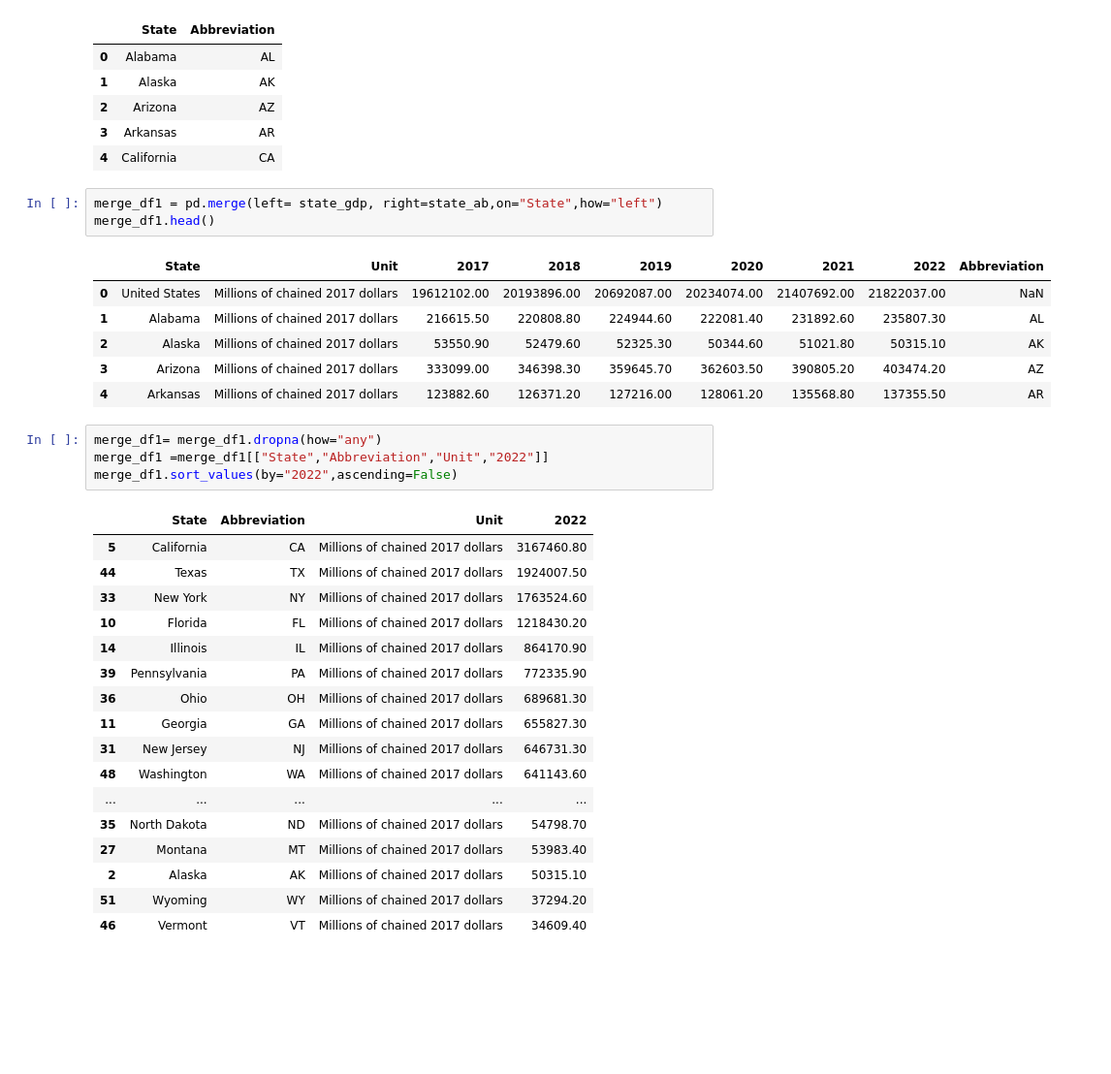
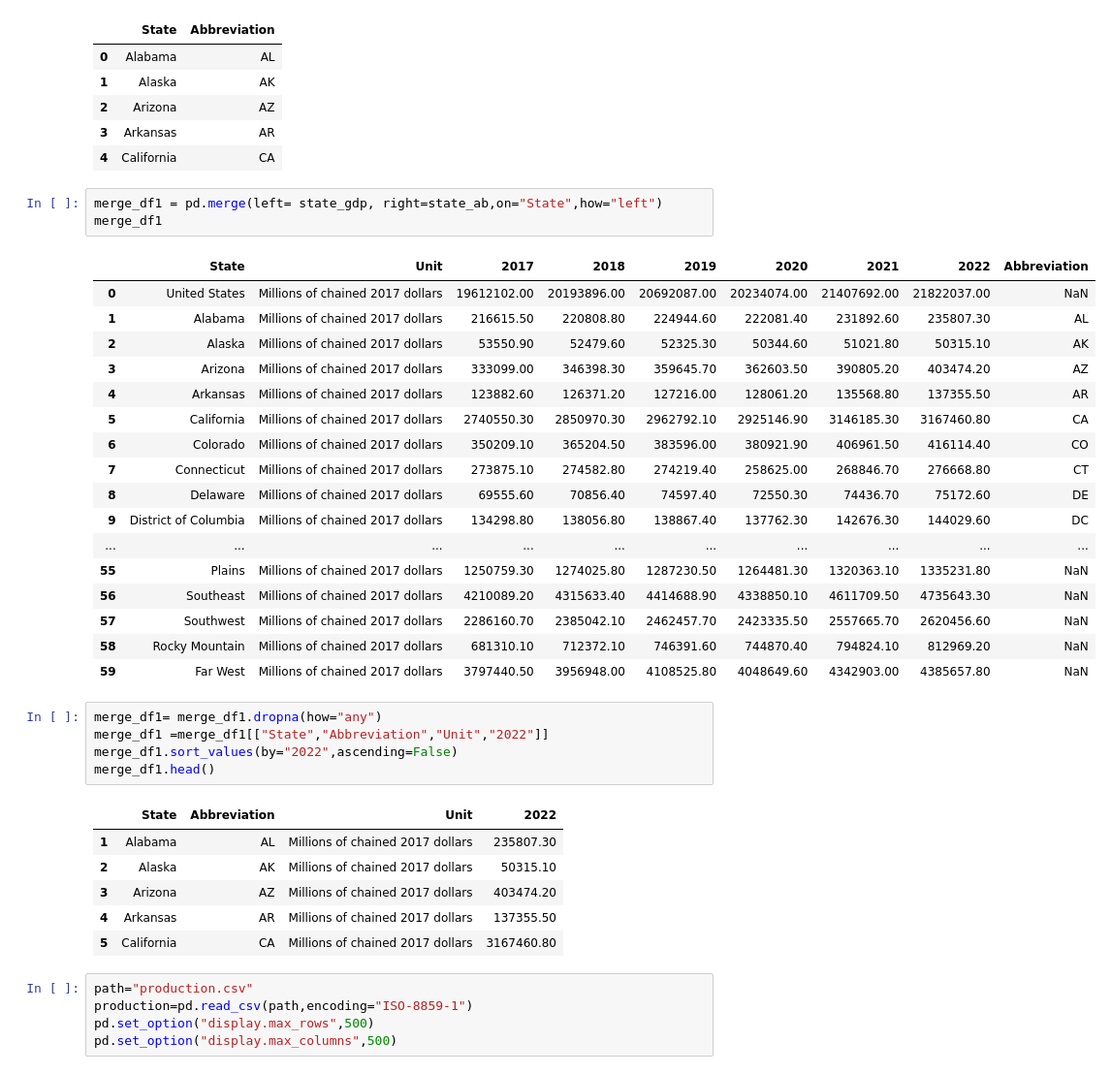
Before and after one commit to cmenegoli/Group-Project-3, a Jupyter notebook: gdp.ipynb, the cells around one changed output. Shown at 97% size. Drawn from its saved outputs; the diff is of its cells as text; blank space fills up the shorter version.

```diff
--- a/gdp.ipynb
+++ b/gdp.ipynb
@@ -50,33 +50,39 @@ state_ab.head()
 | 4 | California | CA |
 # %%
 merge_df1 = pd.merge(left= state_gdp, right=state_ab,on="State",how="left")
-merge_df1.head()
+merge_df1
 # %% [output]
 |  | State | Unit | 2017 | 2018 | 2019 | 2020 | 2021 | 2022 | Abbreviation |
 | 0 | United States | Millions of chained 2017 dollars | 19612102.00 | 20193896.00 | 20692087.00 | 20234074.00 | 21407692.00 | 21822037.00 | NaN |
 | 1 | Alabama | Millions of chained 2017 dollars | 216615.50 | 220808.80 | 224944.60 | 222081.40 | 231892.60 | 235807.30 | AL |
 | 2 | Alaska | Millions of chained 2017 dollars | 53550.90 | 52479.60 | 52325.30 | 50344.60 | 51021.80 | 50315.10 | AK |
 | 3 | Arizona | Millions of chained 2017 dollars | 333099.00 | 346398.30 | 359645.70 | 362603.50 | 390805.20 | 403474.20 | AZ |
 | 4 | Arkansas | Millions of chained 2017 dollars | 123882.60 | 126371.20 | 127216.00 | 128061.20 | 135568.80 | 137355.50 | AR |
+| 5 | California | Millions of chained 2017 dollars | 2740550.30 | 2850970.30 | 2962792.10 | 2925146.90 | 3146185.30 | 3167460.80 | CA |
+| 6 | Colorado | Millions of chained 2017 dollars | 350209.10 | 365204.50 | 383596.00 | 380921.90 | 406961.50 | 416114.40 | CO |
+| 7 | Connecticut | Millions of chained 2017 dollars | 273875.10 | 274582.80 | 274219.40 | 258625.00 | 268846.70 | 276668.80 | CT |
+| 8 | Delaware | Millions of chained 2017 dollars | 69555.60 | 70856.40 | 74597.40 | 72550.30 | 74436.70 | 75172.60 | DE |
+| 9 | District of Columbia | Millions of chained 2017 dollars | 134298.80 | 138056.80 | 138867.40 | 137762.30 | 142676.30 | 144029.60 | DC |
+| ... | ... | ... | ... | ... | ... | ... | ... | ... | ... |
+| 55 | Plains | Millions of chained 2017 dollars | 1250759.30 | 1274025.80 | 1287230.50 | 1264481.30 | 1320363.10 | 1335231.80 | NaN |
+| 56 | Southeast | Millions of chained 2017 dollars | 4210089.20 | 4315633.40 | 4414688.90 | 4338850.10 | 4611709.50 | 4735643.30 | NaN |
+| 57 | Southwest | Millions of chained 2017 dollars | 2286160.70 | 2385042.10 | 2462457.70 | 2423335.50 | 2557665.70 | 2620456.60 | NaN |
+| 58 | Rocky Mountain | Millions of chained 2017 dollars | 681310.10 | 712372.10 | 746391.60 | 744870.40 | 794824.10 | 812969.20 | NaN |
+| 59 | Far West | Millions of chained 2017 dollars | 3797440.50 | 3956948.00 | 4108525.80 | 4048649.60 | 4342903.00 | 4385657.80 | NaN |
 # %%
 merge_df1= merge_df1.dropna(how="any")
 merge_df1 =merge_df1[["State","Abbreviation","Unit","2022"]]
 merge_df1.sort_values(by="2022",ascending=False)
+merge_df1.head()
 # %% [output]
 |  | State | Abbreviation | Unit | 2022 |
+| 1 | Alabama | AL | Millions of chained 2017 dollars | 235807.30 |
+| 2 | Alaska | AK | Millions of chained 2017 dollars | 50315.10 |
+| 3 | Arizona | AZ | Millions of chained 2017 dollars | 403474.20 |
+| 4 | Arkansas | AR | Millions of chained 2017 dollars | 137355.50 |
 | 5 | California | CA | Millions of chained 2017 dollars | 3167460.80 |
-| 44 | Texas | TX | Millions of chained 2017 dollars | 1924007.50 |
-| 33 | New York | NY | Millions of chained 2017 dollars | 1763524.60 |
-| 10 | Florida | FL | Millions of chained 2017 dollars | 1218430.20 |
-| 14 | Illinois | IL | Millions of chained 2017 dollars | 864170.90 |
-| 39 | Pennsylvania | PA | Millions of chained 2017 dollars | 772335.90 |
-| 36 | Ohio | OH | Millions of chained 2017 dollars | 689681.30 |
-| 11 | Georgia | GA | Millions of chained 2017 dollars | 655827.30 |
-| 31 | New Jersey | NJ | Millions of chained 2017 dollars | 646731.30 |
-| 48 | Washington | WA | Millions of chained 2017 dollars | 641143.60 |
-| ... | ... | ... | ... | ... |
-| 35 | North Dakota | ND | Millions of chained 2017 dollars | 54798.70 |
-| 27 | Montana | MT | Millions of chained 2017 dollars | 53983.40 |
-| 2 | Alaska | AK | Millions of chained 2017 dollars | 50315.10 |
-| 51 | Wyoming | WY | Millions of chained 2017 dollars | 37294.20 |
-| 46 | Vermont | VT | Millions of chained 2017 dollars | 34609.40 |
+# %%
+path="production.csv"
+production=pd.read_csv(path,encoding="ISO-8859-1")
+pd.set_option("display.max_rows",500)
+pd.set_option("display.max_columns",500)
```
Also changed, not shown: parts of 7 cells of this notebook, 8 other files.
